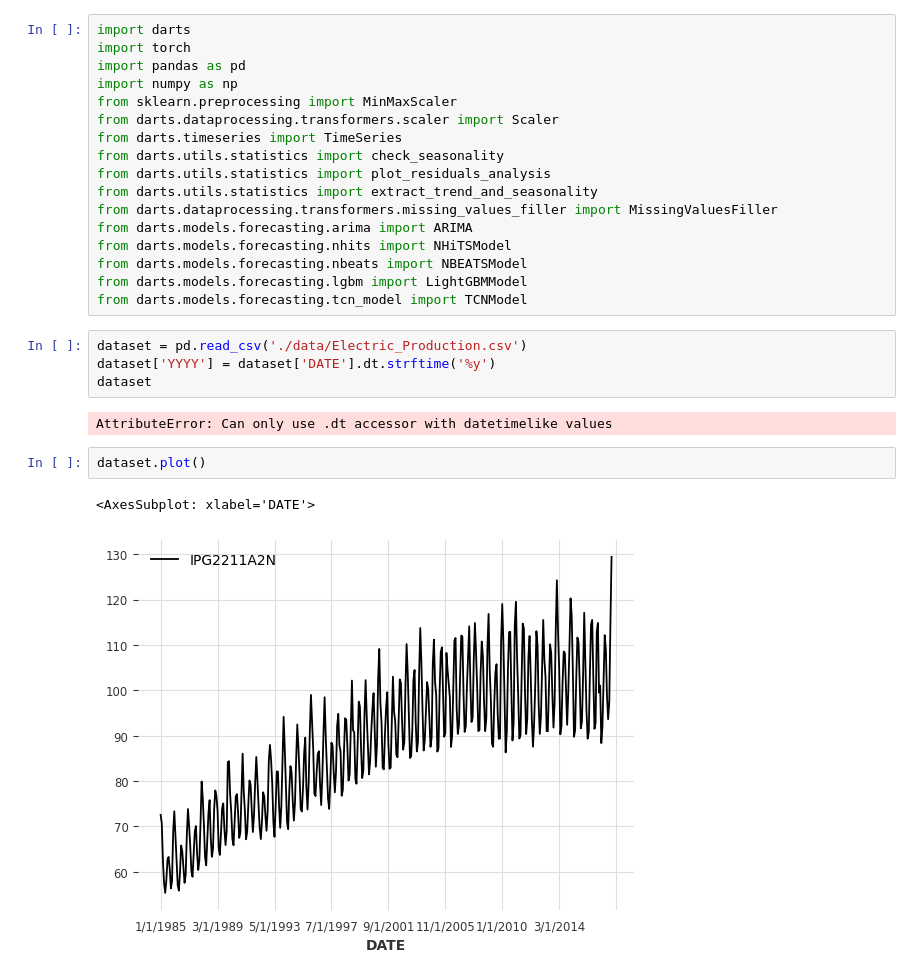
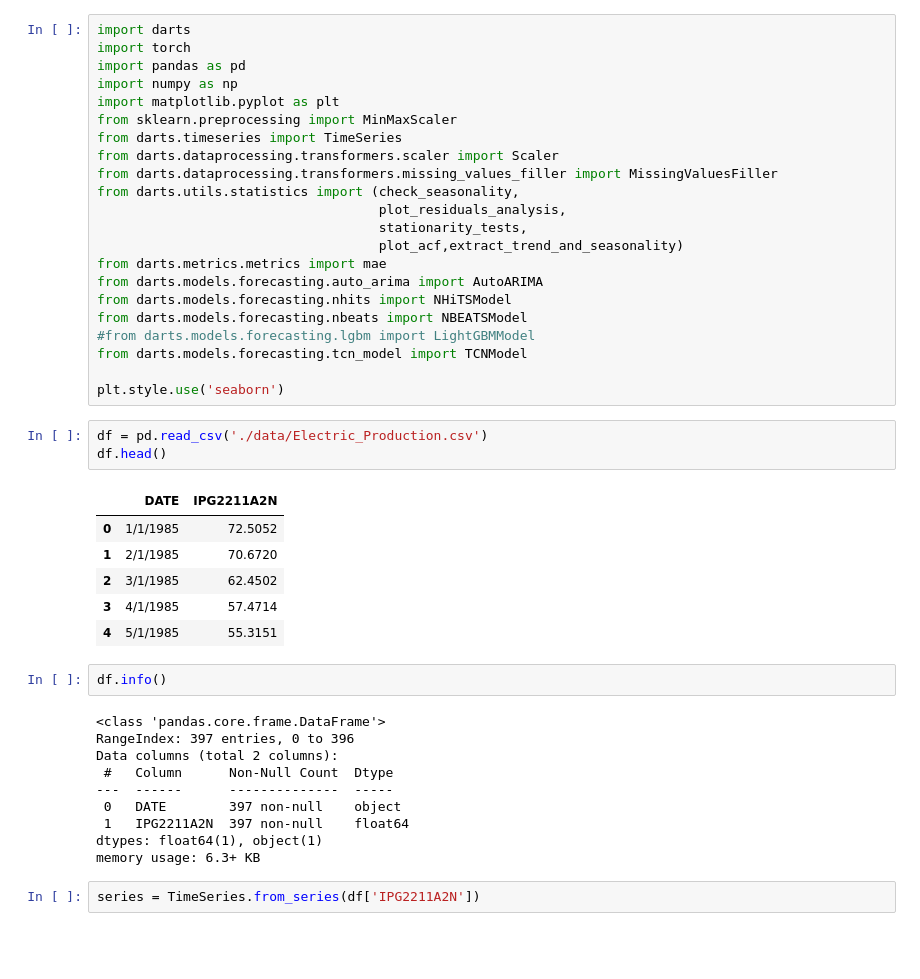
Before and after one commit to m-dougl/Time-series-models, a Jupyter notebook: main.ipynb, the cells around one changed output. Cells and saved outputs as stored; diff of their text form; blank space fills up the shorter version.

```diff
--- a/main.ipynb
+++ b/main.ipynb
@@ -3,26 +3,44 @@ import darts
 import torch
 import pandas as pd
 import numpy as np
+import matplotlib.pyplot as plt
 from sklearn.preprocessing import MinMaxScaler
+from darts.timeseries import TimeSeries
 from darts.dataprocessing.transformers.scaler import Scaler
-from darts.timeseries import TimeSeries
-from darts.utils.statistics import check_seasonality
-from darts.utils.statistics import plot_residuals_analysis
-from darts.utils.statistics import extract_trend_and_seasonality
 from darts.dataprocessing.transformers.missing_values_filler import MissingValuesFiller
-from darts.models.forecasting.arima import ARIMA
+from darts.utils.statistics import (check_seasonality,
+                                    plot_residuals_analysis,
+                                    stationarity_tests,
+                                    plot_acf,extract_trend_and_seasonality)
+from darts.metrics.metrics import mae
+from darts.models.forecasting.auto_arima import AutoARIMA
 from darts.models.forecasting.nhits import NHiTSModel
 from darts.models.forecasting.nbeats import NBEATSModel
-from darts.models.forecasting.lgbm import LightGBMModel
+#from darts.models.forecasting.lgbm import LightGBMModel
 from darts.models.forecasting.tcn_model import TCNModel
+
+plt.style.use('seaborn')
 # %%
-dataset = pd.read_csv('./data/Electric_Production.csv')
-dataset['YYYY'] = dataset['DATE'].dt.strftime('%y')
-dataset
+df = pd.read_csv('./data/Electric_Production.csv')
+df.head()
 # %% [output]
-AttributeError: Can only use .dt accessor with datetimelike values
+|  | DATE | IPG2211A2N |
+| 0 | 1/1/1985 | 72.5052 |
+| 1 | 2/1/1985 | 70.6720 |
+| 2 | 3/1/1985 | 62.4502 |
+| 3 | 4/1/1985 | 57.4714 |
+| 4 | 5/1/1985 | 55.3151 |
-# %%
-dataset.plot()
-# %% [output]
-<AxesSubplot: xlabel='DATE'>
-[figure, removed]
+# %%
+df.info()
+# %% [output]
+<class 'pandas.core.frame.DataFrame'>
+RangeIndex: 397 entries, 0 to 396
+Data columns (total 2 columns):
+ #   Column      Non-Null Count  Dtype
+---  ------      --------------  -----
+ 0   DATE        397 non-null    object
+ 1   IPG2211A2N  397 non-null    float64
+dtypes: float64(1), object(1)
+memory usage: 6.3+ KB
+# %%
+series = TimeSeries.from_series(df['IPG2211A2N'])
```
Also changed, not shown: parts of 10 cells of this notebook.
